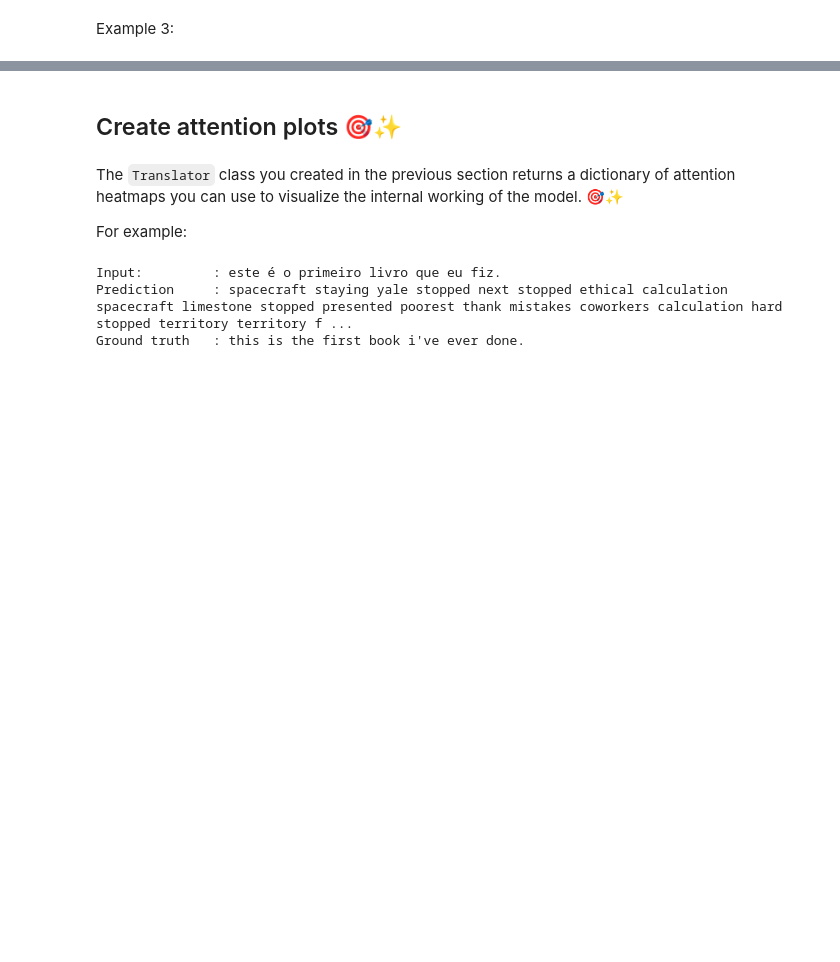
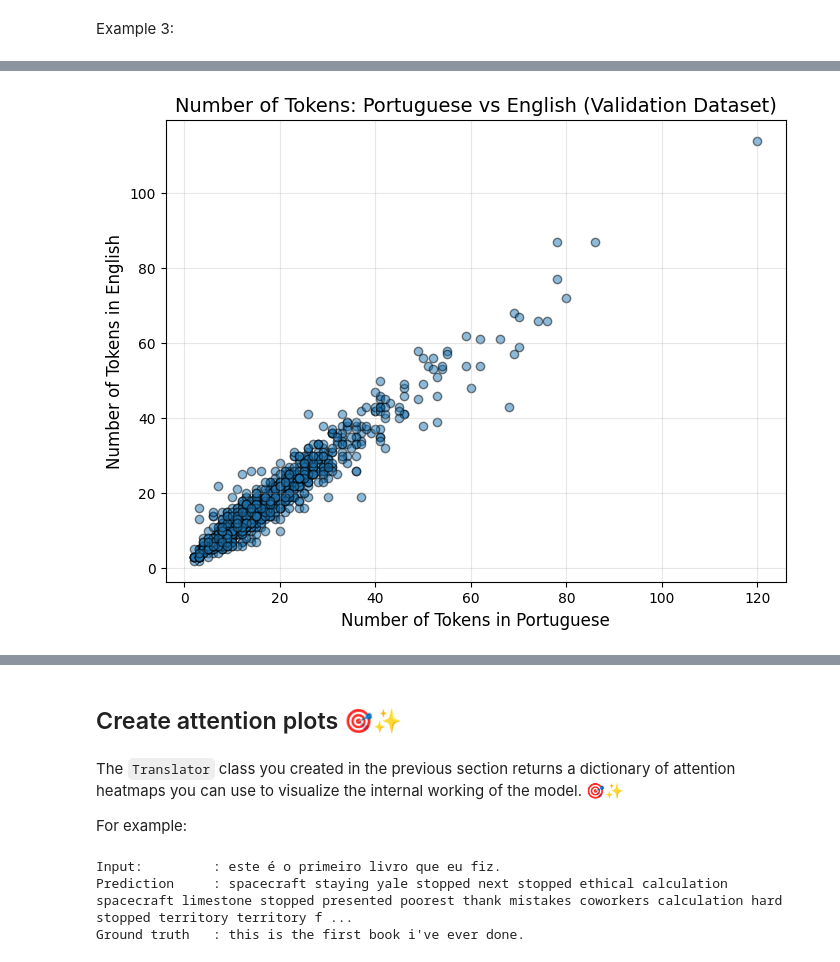
Before and after one commit to zkhechadoorian/Spanish_and_Portuguese_Translator, a Jupyter notebook: 2_transformer_translation/transformer.ipynb, the cells around one changed output, grey strips where cells are left out. Drawn from its saved outputs; the diff is of its cells as text; code cells hidden in the pictures; blank space fills up the shorter version.

```diff
--- a/2_transformer_translation/transformer.ipynb
+++ b/2_transformer_translation/transformer.ipynb
@@ -2796 +2765,22 @@ Prediction     : spacecraft staying yale stopped ship stopped ethical calculatio
 Ground truth   : so i'll just share with you some stories very quickly of some magical things that have happened.
+# %%
+# Extract the number of tokens in Portuguese and English sentences from the validation dataset
+pt_lengths = []
+en_lengths = []
+
+for pt, en in val_examples:
+    pt_lengths.append(len(pt.numpy().split()))
+    en_lengths.append(len(en.numpy().split()))
+
+# Plot the scatter plot
+import matplotlib.pyplot as plt
+
+plt.figure(figsize=(8, 6))
+plt.scatter(pt_lengths, en_lengths, alpha=0.5, edgecolor='k')
+plt.title('Number of Tokens: Portuguese vs English (Validation Dataset)', fontsize=14)
+plt.xlabel('Number of Tokens in Portuguese', fontsize=12)
+plt.ylabel('Number of Tokens in English', fontsize=12)
+plt.grid(alpha=0.3)
+plt.show()
+# %% [output]
+[figure, added]
```
Also changed, not shown: parts of 10 cells of this notebook.
